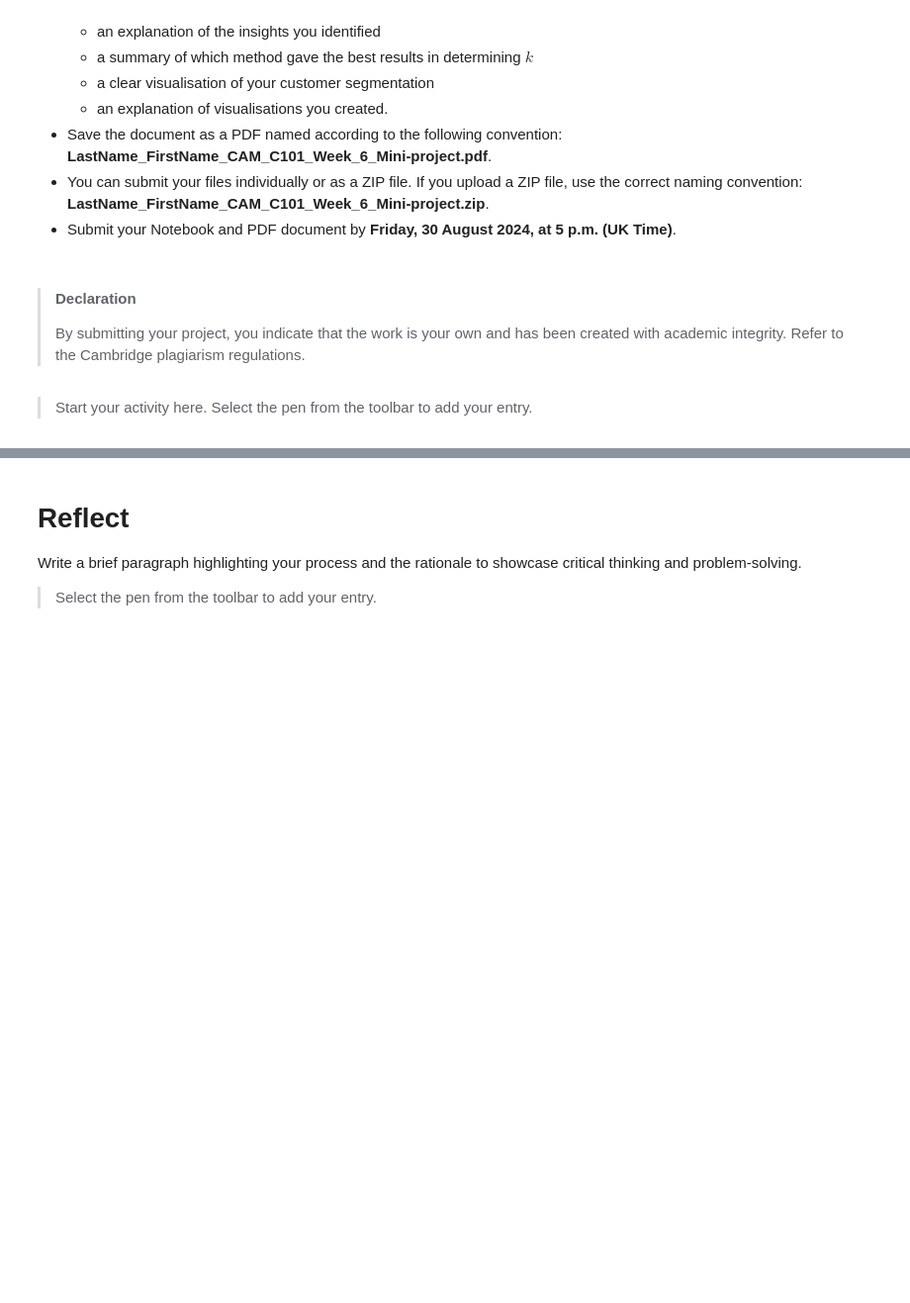
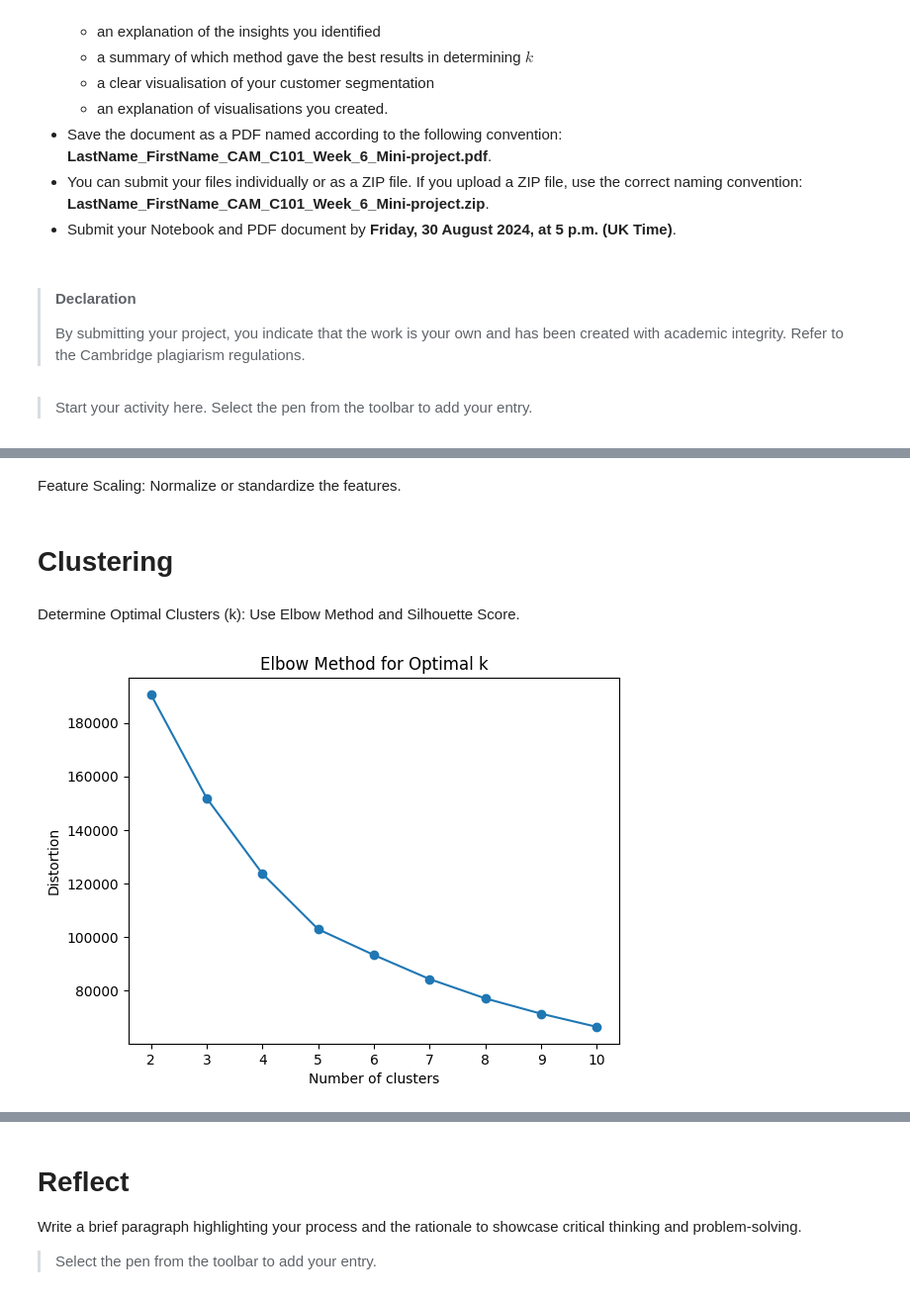
Before and after one commit to sheldonkemper/portfolio, a Jupyter notebook: KEMPER_SHELDON_CAM_C101_Week_6_Mini-project.ipynb, the cells around one changed output, grey strips where cells are left out. Shown at 99% size. Cells and saved outputs as stored; diff of their text form; code cells hidden in the pictures; blank space fills up the shorter version.

```diff
--- a/KEMPER_SHELDON_CAM_C101_Week_6_Mini-project.ipynb
+++ b/KEMPER_SHELDON_CAM_C101_Week_6_Mini-project.ipynb
@@ -159,0 +292,21 @@ To: /content/CUSTOMERS_CLEAN.csv
+# %%
+from datetime import datetime
+
+# Calculate Recency
+current_date = datetime.now()
+data['Recency'] = (current_date - data['Order_Date']).dt.days
+
+# Calculate Customer Age
+data['Customer_Age'] = (current_date - data['Customer_BirthDate']).dt.days // 365
+# %%
+customer_data = data.groupby('Customer ID').agg({
+    'Quantity': 'sum',
+    'Total Revenue': 'sum',
+    'Profit': 'sum',
+    'Days_to_Delivery': 'mean',
+    'Recency': 'mean',
+    'Order ID': 'count',
+    'Unit Cost': 'mean',
+}).reset_index()
+
+customer_data.rename(columns={'Order ID': 'Frequency'}, inplace=True)
@@ -159,0 +322,33 @@ To: /content/CUSTOMERS_CLEAN.csv
+# %% [markdown]
+Feature Scaling:
+Normalize or standardize the features.
+# %%
+from sklearn.preprocessing import StandardScaler
+
+features = customer_data[['Frequency', 'Recency', 'Total Revenue', 'Unit Cost']]
+scaler = StandardScaler()
+scaled_features = scaler.fit_transform(features)
+# %% [markdown]
+# Clustering
+# %% [markdown]
+Determine Optimal Clusters (k):
+Use Elbow Method and Silhouette Score.
+# %%
+from sklearn.cluster import KMeans
+import matplotlib.pyplot as plt
+from sklearn.metrics import silhouette_score
+
+# Elbow Method
+distortions = []
+for k in range(2, 11):
+    kmeans = KMeans(n_clusters=k, random_state=42)
+    kmeans.fit(scaled_features)
+    distortions.append(kmeans.inertia_)
+
+plt.plot(range(2, 11), distortions, marker='o')
+plt.xlabel('Number of clusters')
+plt.ylabel('Distortion')
+plt.title('Elbow Method for Optimal k')
+plt.show()
+# %% [output]
+[figure, added]
```
Also changed, not shown: parts of 32 cells of this notebook.
